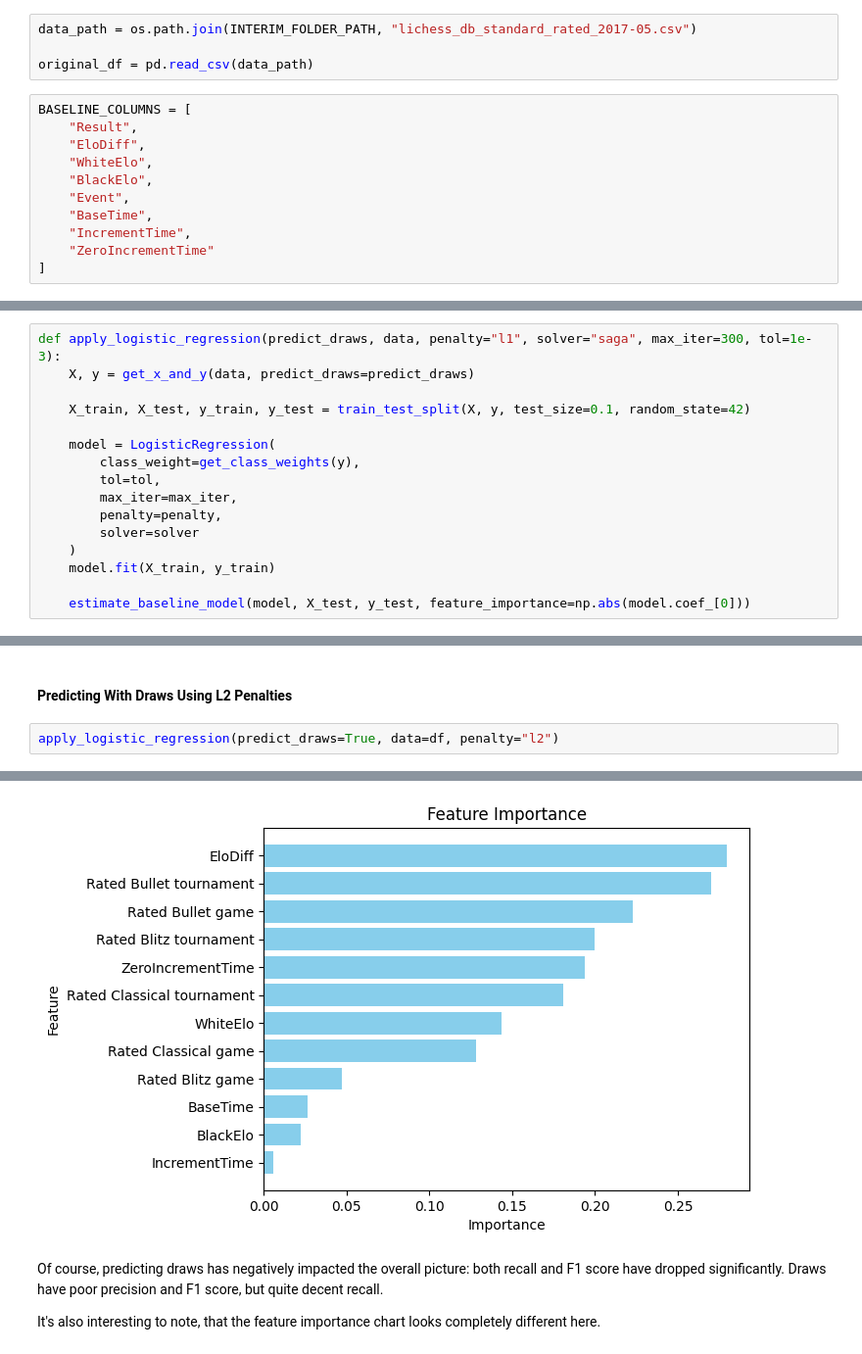
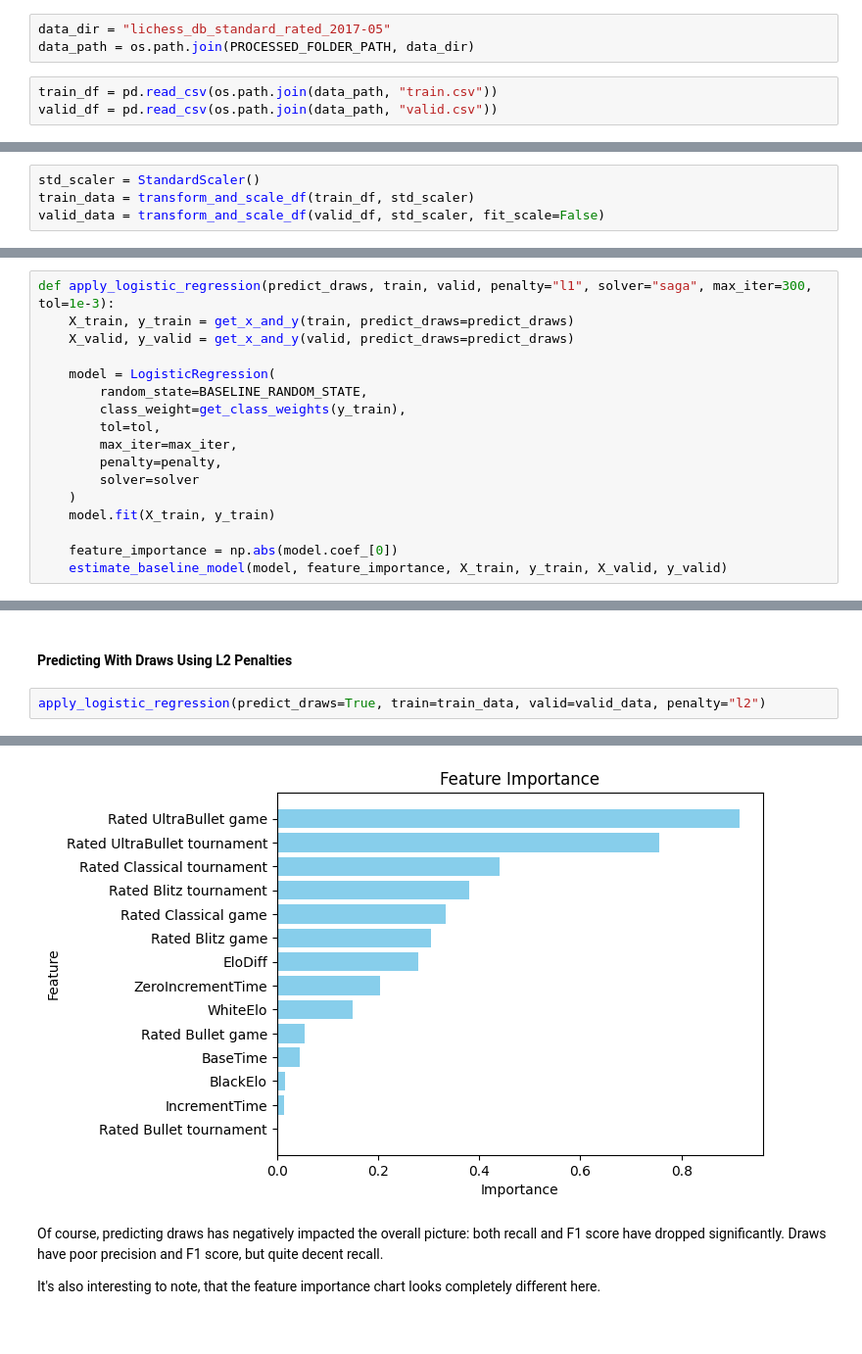
Before and after one commit to Tikhon-Radkevich/Chess-Winner-Prediction, a Jupyter notebook: notebooks/baseline.ipynb, the cells around one changed output, grey strips where cells are left out. Shown at 98% size. Saved outputs shown, nothing was run; the diff lists cells and outputs as text.

Commit message:
changed tadaset to 2017-05; train and valid data used; todo: fix markdown comments

```diff
--- a/notebooks/baseline.ipynb
+++ b/notebooks/baseline.ipynb
@@ -20,15 +17,6 @@ from chesswinnerprediction.constants import DRAW_STR, INTERIM_FOLDER_PATH
 # %%
-data_path = os.path.join(INTERIM_FOLDER_PATH, "lichess_db_standard_rated_2017-05.csv")
-
-original_df = pd.read_csv(data_path)
+data_dir = "lichess_db_standard_rated_2017-05"
+data_path = os.path.join(PROCESSED_FOLDER_PATH, data_dir)
 # %%
-BASELINE_COLUMNS = [
-    "Result",
-    "EloDiff",
-    "WhiteElo",
-    "BlackElo",
-    "Event",
-    "BaseTime",
-    "IncrementTime",
-    "ZeroIncrementTime"
-]
+train_df = pd.read_csv(os.path.join(data_path, "train.csv"))
+valid_df = pd.read_csv(os.path.join(data_path, "valid.csv"))
@@ -71,3 +32,7 @@ df[columns_to_scale] = scaler.fit_transform(df[columns_to_scale])
+# %%
+std_scaler = StandardScaler()
+train_data = transform_and_scale_df(train_df, std_scaler)
+valid_data = transform_and_scale_df(valid_df, std_scaler, fit_scale=False)
 # %% [markdown]
 ## Naive Prediction
 Let's implement a naive prediction model. This model will predict that the player with the highest rating will win the game. I will attempt to predict the result both with and without considering draws.
@@ -112,13 +78,13 @@ Let's implement a logistic regression model to predict the outcome of the game.
 
 I will try to predict the result both with and without considering draws.
 # %%
-def apply_logistic_regression(predict_draws, data, penalty="l1", solver="saga", max_iter=300, tol=1e-3):
-    X, y = get_x_and_y(data, predict_draws=predict_draws)
-
-    X_train, X_test, y_train, y_test = train_test_split(X, y, test_size=0.1, random_state=42)
+def apply_logistic_regression(predict_draws, train, valid, penalty="l1", solver="saga", max_iter=300, tol=1e-3):
+    X_train, y_train = get_x_and_y(train, predict_draws=predict_draws)
+    X_valid, y_valid = get_x_and_y(valid, predict_draws=predict_draws)
 
     model = LogisticRegression(
-        class_weight=get_class_weights(y),
+        random_state=BASELINE_RANDOM_STATE,
+        class_weight=get_class_weights(y_train),
         tol=tol,
         max_iter=max_iter,
         penalty=penalty,
@@ -126,7 +92,8 @@ def apply_logistic_regression(predict_draws, data, penalty="l1", solver="saga",
     )
     model.fit(X_train, y_train)
 
-    estimate_baseline_model(model, X_test, y_test, feature_importance=np.abs(model.coef_[0]))
+    feature_importance = np.abs(model.coef_[0])
+    estimate_baseline_model(model, feature_importance, X_train, y_train, X_valid, y_valid)
 # %% [markdown]
 #### Predicting Without Draws Using L2 Penalties
 # %%
@@ -168,5 +131,5 @@ Accuracy is close to naive prediction (around 60%). The most important feature i
 # %% [markdown]
 #### Predicting With Draws Using L2 Penalties
 # %%
-apply_logistic_regression(predict_draws=True, data=df, penalty="l2")
+apply_logistic_regression(predict_draws=True, train=train_data, valid=valid_data, penalty="l2")
 # %% [output]
@@ -186,4 +147,4 @@ weighted avg       0.59      0.42      0.49     12222
-[figure, old version]
+[figure, new version]
 # %% [markdown]
 Of course, predicting draws has negatively impacted the overall picture: both recall and F1 score have dropped significantly. Draws have poor precision and F1 score, but quite decent recall.
 
```
Also changed, not shown: parts of 15 cells of this notebook.
